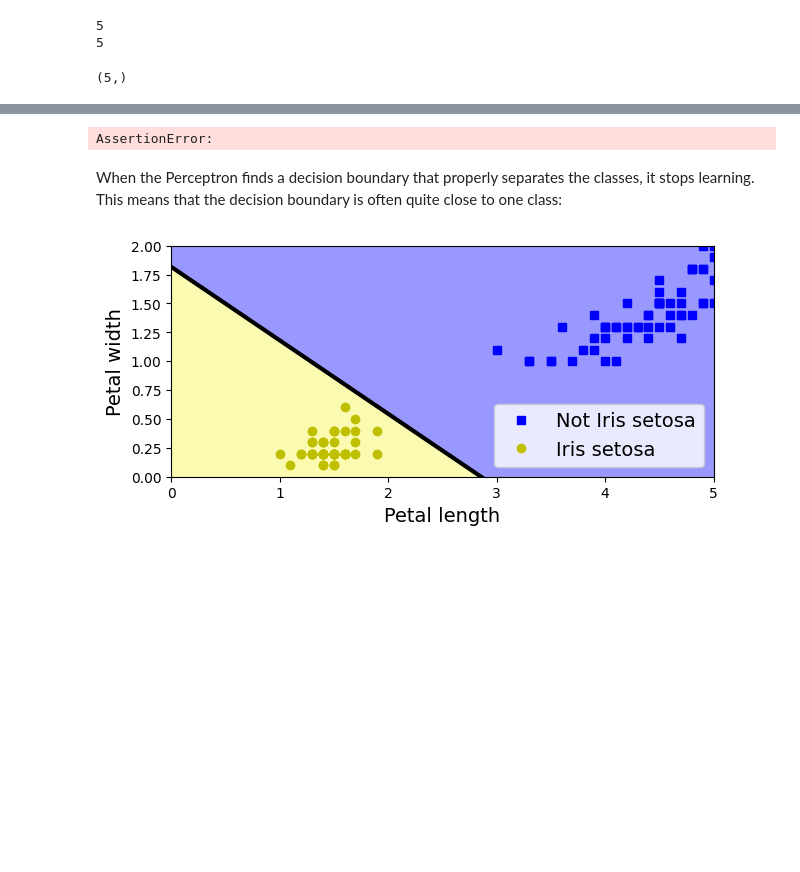
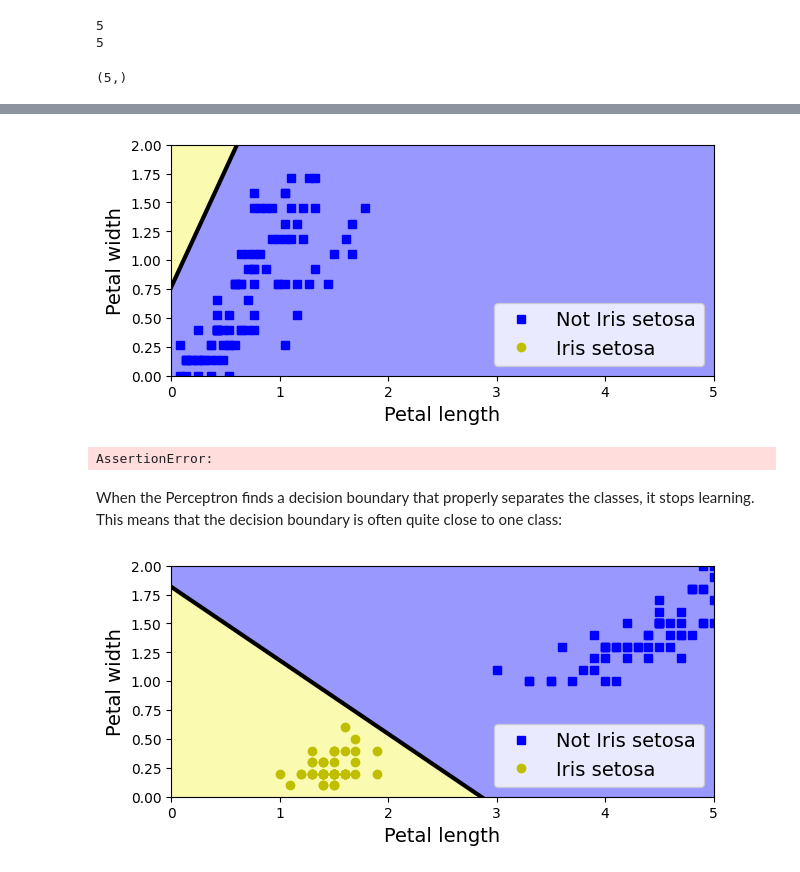
Before and after one commit to niuers/handson-mlp, a Jupyter notebook: 09_artificial_neural_networks.ipynb, the cells around one changed output, grey strips where cells are left out. Cells and saved outputs as stored; diff of their text form; code cells hidden in the pictures; blank space fills up the shorter version.

```diff
--- a/09_artificial_neural_networks.ipynb
+++ b/09_artificial_neural_networks.ipynb
@@ -107,34 +107,50 @@ import numpy as np
 import pandas as pd
 from sklearn.datasets import load_iris
 from sklearn.linear_model import Perceptron, SGDClassifier
+import matplotlib.pyplot as plt
+from matplotlib.colors import ListedColormap
 
 
 # My Implementation of Perceptron
 class MyBinaryPerceptron:
     "A Perceptron for binary classification"
-    def __init__(self, eta=0.01, n_iter=10):
+    def __init__(self, eta=0.01, n_iter=10, random_state=42):
         self.eta = eta
         self.n_iter = n_iter
-        self.w_ = None
-        self.b_ = None
+        self.coef_ = None
+        self.intercept_ = None
         self.features_ = None
+        self.rng_ = np.random.RandomState(random_state)
+
+
+    def normalize(self, X):
+      n, d = X.shape
+      for di in range(d):
+        meani = np.mean(X[:,di])
+        std = np.std(X[:, di])
+        X[:, di] = (X[:, di] - meani) / std
 
     def fit(self, X, y):
+        self.normalize(X)
         self.features_ = X.shape[1]
-        self.b_ = 0
-        self.w_ = np.zeros(self.features_)
+        self.intercept_ = np.zeros(1)
+        # self.coef_ = np.zeros(self.features_)
+        self.coef_ = self.rng_.rand(self.features_)
+        n = X.shape[0]
         y = np.array(y)
         y = np.astype(y, int)
         y[y==0] = -1
         for _ in range(self.n_iter):
             for xi, yi in zip(X, y):
-              y_hat = np.dot(xi, self.w_) + self.b_
+              y_hat = np.dot(xi, self.coef_) + self.intercept_
               if y_hat*yi <= 0:
-                self.w_ += self.eta * yi * xi
-                self.b_ += self.eta * yi
+                self.coef_ += self.eta * yi * xi
+                self.intercept_ += self.eta * yi
+        self.coef_ = self.coef_.reshape(1, -1)
+        # self.intercept_ = self.intercept_.reshape(-1, 1)
 
     def predict(self, X):
-        y_pred = np.dot(X, self.w_) + self.b_
+        y_pred = X @ self.coef_.T + self.intercept_
         print(f"{y_pred=}")
         y_pred = np.sign(y_pred)
         y_pred[y_pred==-1] = 0
@@ -165,7 +181,7 @@ per_clf.fit(X, y)
 X_new = [[2,0.5], [3, 1], [3,7], [0.5, 2], [3.5, 10]]
 y_pred = per_clf.predict(X_new)
 print(f"Prediction by scikit-learn Perceptron: {y_pred}")
-print(per_clf.coef_, per_clf.intercept_)
+print(f"{per_clf.coef_.shape=}, {per_clf.coef_=}, {per_clf.intercept_.shape=}, {per_clf.intercept_=}")
 
 
 # Equivalent to SGD in this way
@@ -182,8 +198,36 @@ myper_clf.fit(X, y)
 
 my_y_pred = myper_clf.predict(X_new) # This is still using the scikit-learn perceptron
 print(f"Prediction by MyBinaryPerceptron: {myper_clf.predict(X_new)}") # Changed to use myper_clf for prediction
-print(f"{myper_clf.w_=}, {myper_clf.b_=}")
+print(f"{myper_clf.coef_.shape=}, {myper_clf.coef_=}, {myper_clf.intercept_.shape=}, {myper_clf.intercept_=}")
 print(f"{y_pred=}, {my_y_pred=}")
+
+
+# Plot Decision Boundary
+
+def plot_perceptron_decision_boundary(clf, X, y, axes=[0, 5, 0, 2]):
+    a = - clf.coef_[0, 0]  / clf.coef_[0, 1]
+    b = - clf.intercept_ / clf.coef_[0, 1]
+    x0, x1 = np.meshgrid(
+        np.linspace(axes[0], axes[1], 500).reshape(-1, 1),
+        np.linspace(axes[2], axes[3], 200).reshape(-1, 1))
+    X_new = np.c_[x0.ravel(), x1.ravel()]
+    y_predict = clf.predict(X_new)
+    zz = y_predict.reshape(x0.shape)
+    custom_cmap = ListedColormap(['#9898ff', '#fafab0'])
+
+    plt.figure(figsize=(7, 3))
+    plt.plot(X[y == 0, 0], X[y == 0, 1], "bs", label="Not Iris setosa")
+    plt.plot(X[y == 1, 0], X[y == 1, 1], "yo", label="Iris setosa")
+    plt.plot([axes[0], axes[1]], [a * axes[0] + b, a * axes[1] + b], "k-",
+            linewidth=3)
+    plt.contourf(x0, x1, zz, cmap=custom_cmap)
+    plt.xlabel("Petal length")
+    plt.ylabel("Petal width")
+    plt.legend(loc="lower right")
+    plt.axis(axes)
+    plt.show()
+
+plot_perceptron_decision_boundary(myper_clf, X, y)
 assert (my_y_pred == np.astype(y_pred, int)).all()
 # assert (myper_clf.w_ == per_clf.coef_).all()
 # assert (myper_clf.b_ == per_clf.intercept_).all()
@@ -199,3 +252,4 @@ y_pred=array([ True, False, False, False, False]), my_y_pred=array([1., 0., 0.,
+[figure, added]
 AssertionError:
 # %% [markdown]
 When the Perceptron finds a decision boundary that properly separates the classes, it stops learning. This means that the decision boundary is often quite close to one class:
```
Also changed, not shown: parts of 1 cell of this notebook.
